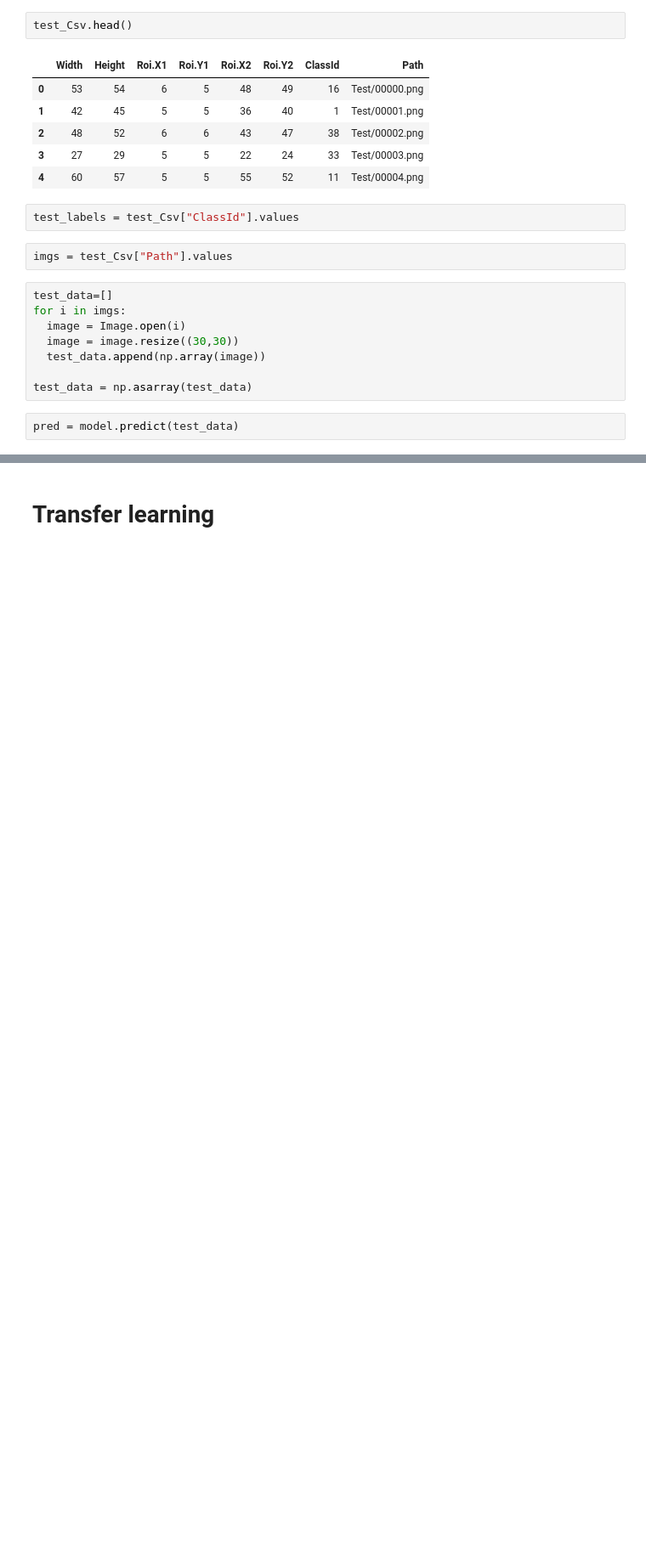
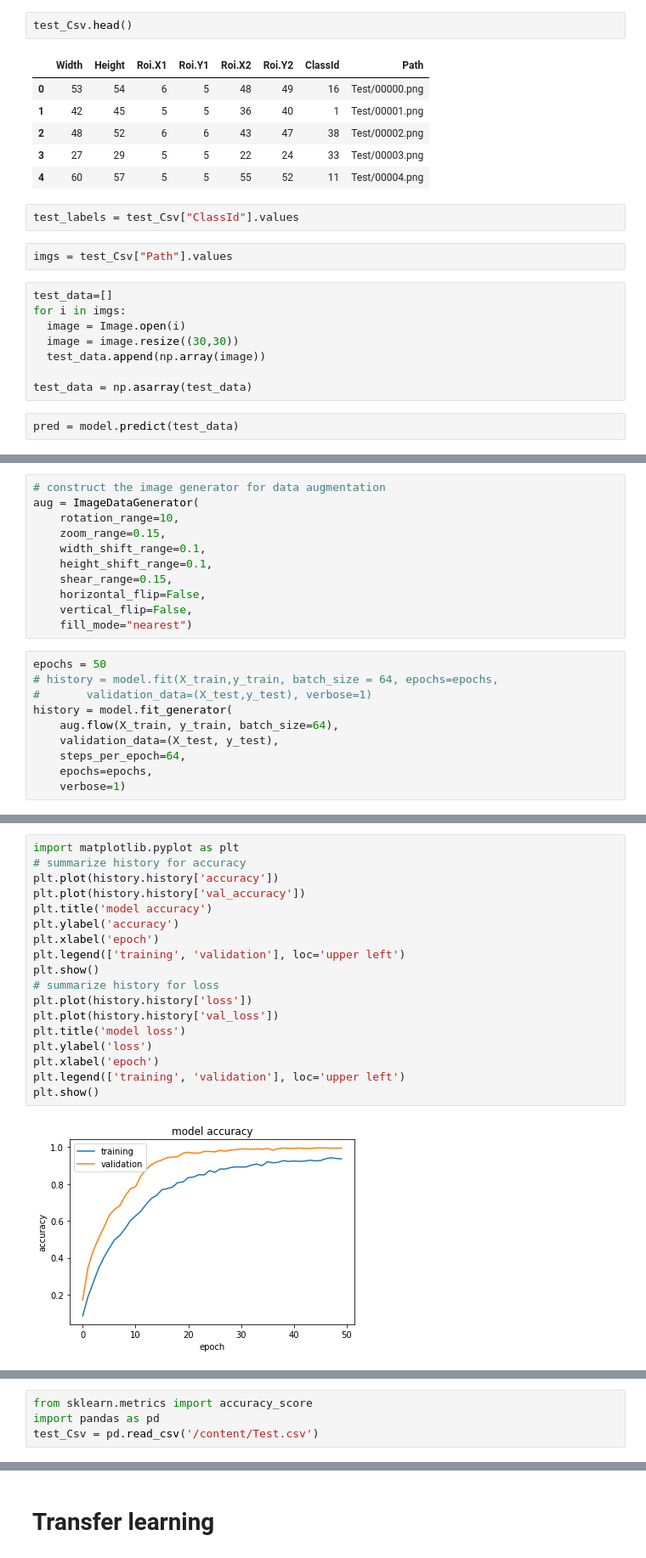
Before and after one commit to ak224001/Traffic-Signs-Recognition-deep-learning, a Jupyter notebook: Traffic_Signs_Recognition_deep_learning.ipynb, the cells around one changed output, grey strips where cells are left out. Shown at 85% size. Cells and saved outputs as stored; diff of their text form; blank space fills up the shorter version.

```diff
--- a/Traffic_Signs_Recognition_deep_learning.ipynb
+++ b/Traffic_Signs_Recognition_deep_learning.ipynb
@@ -208,0 +186,21 @@ array([16,  1, 38, ..., 32,  7, 10])
+# %%
+# construct the image generator for data augmentation
+aug = ImageDataGenerator(
+	rotation_range=10,
+	zoom_range=0.15,
+	width_shift_range=0.1,
+	height_shift_range=0.1,
+	shear_range=0.15,
+	horizontal_flip=False,
+	vertical_flip=False,
+	fill_mode="nearest")
+# %%
+epochs = 50
+# history = model.fit(X_train,y_train, batch_size = 64, epochs=epochs,
+# 		validation_data=(X_test,y_test), verbose=1)
+history = model.fit_generator(
+	aug.flow(X_train, y_train, batch_size=64),
+	validation_data=(X_test, y_test),
+	steps_per_epoch=64,
+	epochs=epochs,
+	verbose=1)
@@ -208,0 +225,20 @@ array([16,  1, 38, ..., 32,  7, 10])
+# %%
+import matplotlib.pyplot as plt
+# summarize history for accuracy
+plt.plot(history.history['accuracy'])
+plt.plot(history.history['val_accuracy'])
+plt.title('model accuracy')
+plt.ylabel('accuracy')
+plt.xlabel('epoch')
+plt.legend(['training', 'validation'], loc='upper left')
+plt.show()
+# summarize history for loss
+plt.plot(history.history['loss'])
+plt.plot(history.history['val_loss'])
+plt.title('model loss')
+plt.ylabel('loss')
+plt.xlabel('epoch')
+plt.legend(['training', 'validation'], loc='upper left')
+plt.show()
+# %% [output]
+[figure, added]
@@ -208,0 +246,4 @@ array([16,  1, 38, ..., 32,  7, 10])
+# %%
+from sklearn.metrics import accuracy_score
+import pandas as pd
+test_Csv = pd.read_csv('/content/Test.csv')
```
Also changed, not shown: parts of 20 cells of this notebook.
